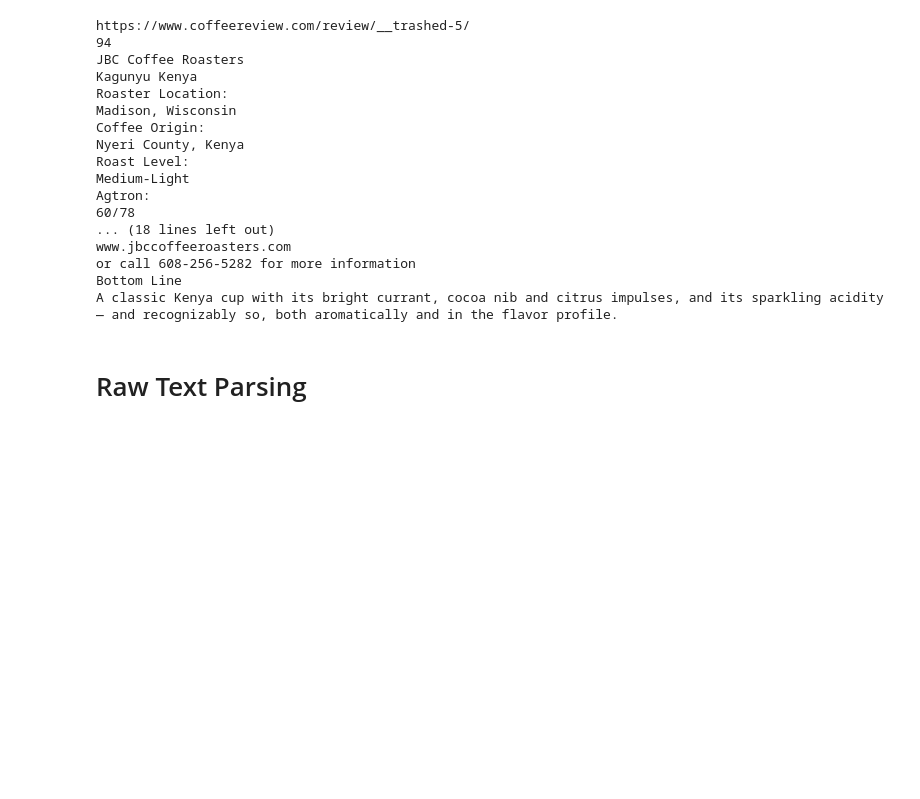
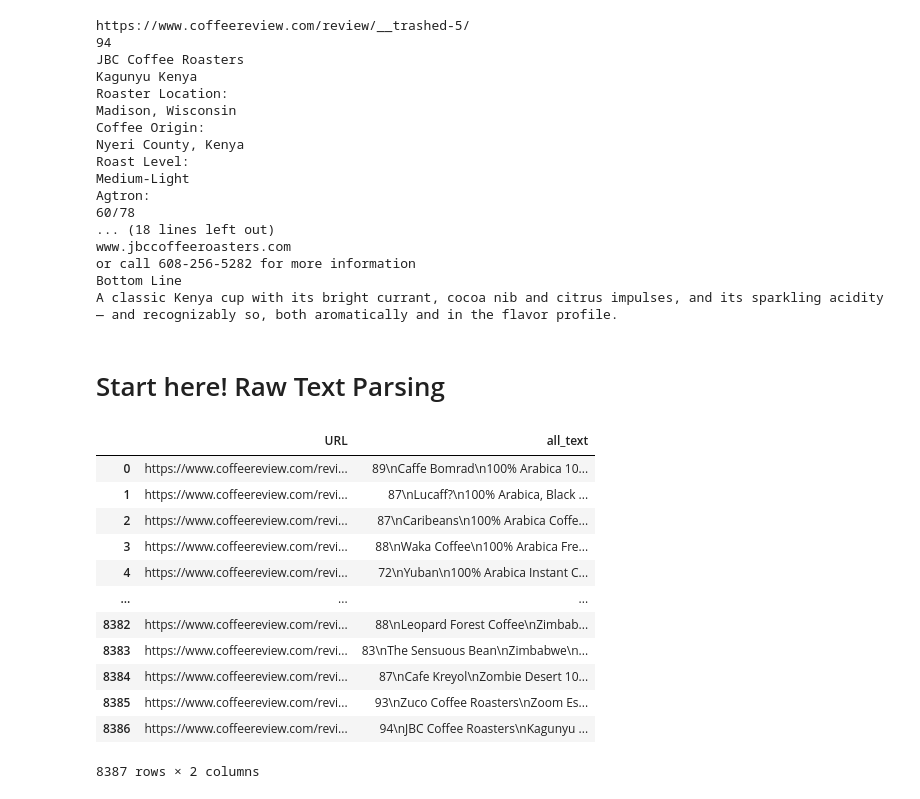
Before and after one commit to zehaog2/Coffee-Rating, a Jupyter notebook: Coffee_Review_Text_Extraction.ipynb, the cells around one changed output. Drawn from its saved outputs; the diff is of its cells as text; code cells hidden in the pictures; blank space fills up the shorter version.

```diff
--- a/Coffee_Review_Text_Extraction.ipynb
+++ b/Coffee_Review_Text_Extraction.ipynb
@@ -181,4 +181,21 @@ A classic Kenya cup with its bright currant, cocoa nib and citrus impulses, and
 # %%
 df.to_csv("coffee_review_raw_texts.csv", index = False)
 # %% [markdown]
-# Raw Text Parsing
+# Start here! Raw Text Parsing
+# %%
+data = pd.read_csv("coffee_review_raw_texts.csv")
+data
+# %% [output]
+|  | URL | all_text |
+| 0 | https://www.coffeereview.com/revi... | 89\nCaffe Bomrad\n100% Arabica 10... |
+| 1 | https://www.coffeereview.com/revi... | 87\nLucaff?\n100% Arabica, Black ... |
+| 2 | https://www.coffeereview.com/revi... | 87\nCaribeans\n100% Arabica Coffe... |
+| 3 | https://www.coffeereview.com/revi... | 88\nWaka Coffee\n100% Arabica Fre... |
+| 4 | https://www.coffeereview.com/revi... | 72\nYuban\n100% Arabica Instant C... |
+| ... | ... | ... |
+| 8382 | https://www.coffeereview.com/revi... | 88\nLeopard Forest Coffee\nZimbab... |
+| 8383 | https://www.coffeereview.com/revi... | 83\nThe Sensuous Bean\nZimbabwe\n... |
+| 8384 | https://www.coffeereview.com/revi... | 87\nCafe Kreyol\nZombie Desert 10... |
+| 8385 | https://www.coffeereview.com/revi... | 93\nZuco Coffee Roasters\nZoom Es... |
+| 8386 | https://www.coffeereview.com/revi... | 94\nJBC Coffee Roasters\nKagunyu ... |
+8387 rows × 2 columns
```
Also changed, not shown: parts of 43 cells of this notebook, 2 other files.
